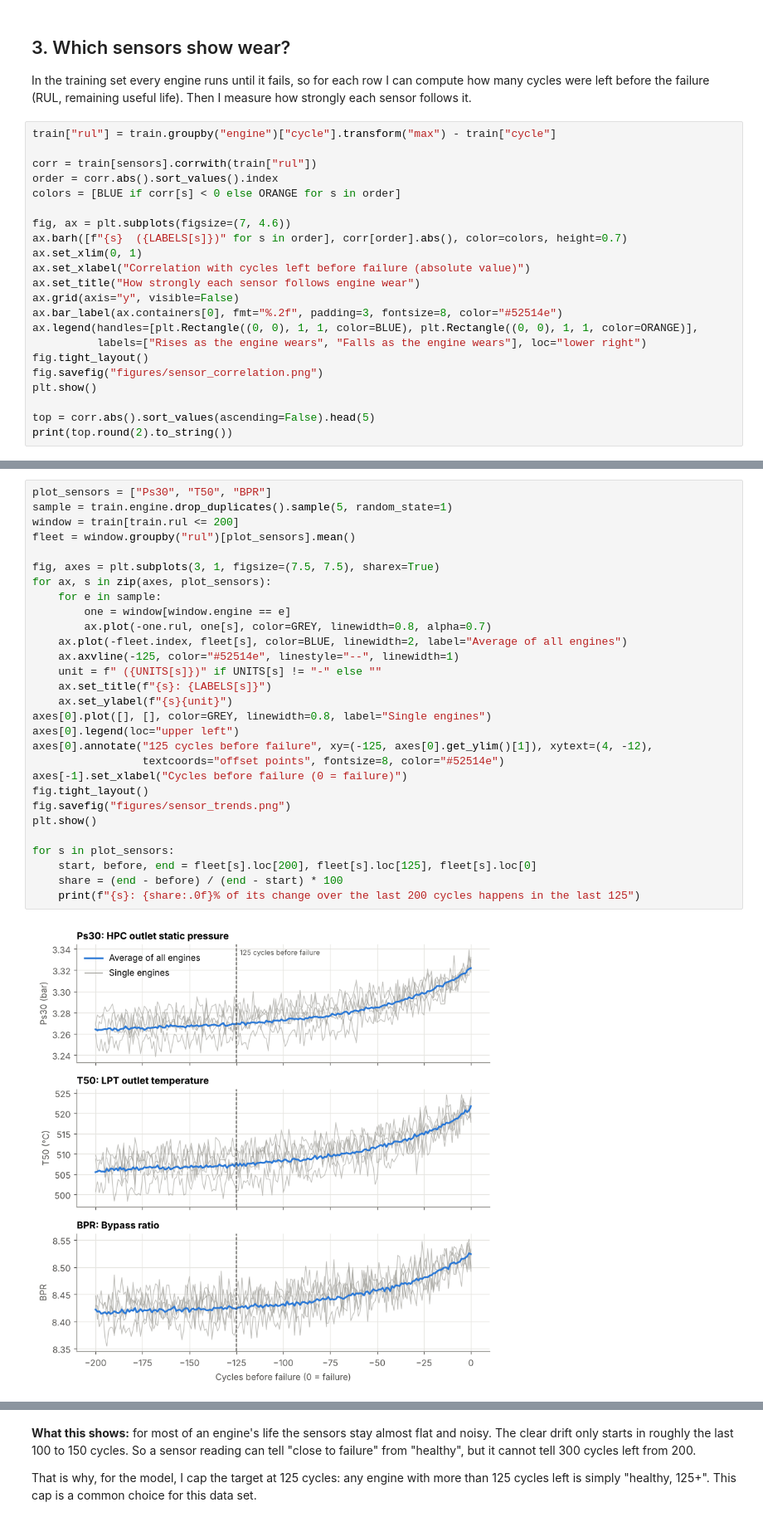
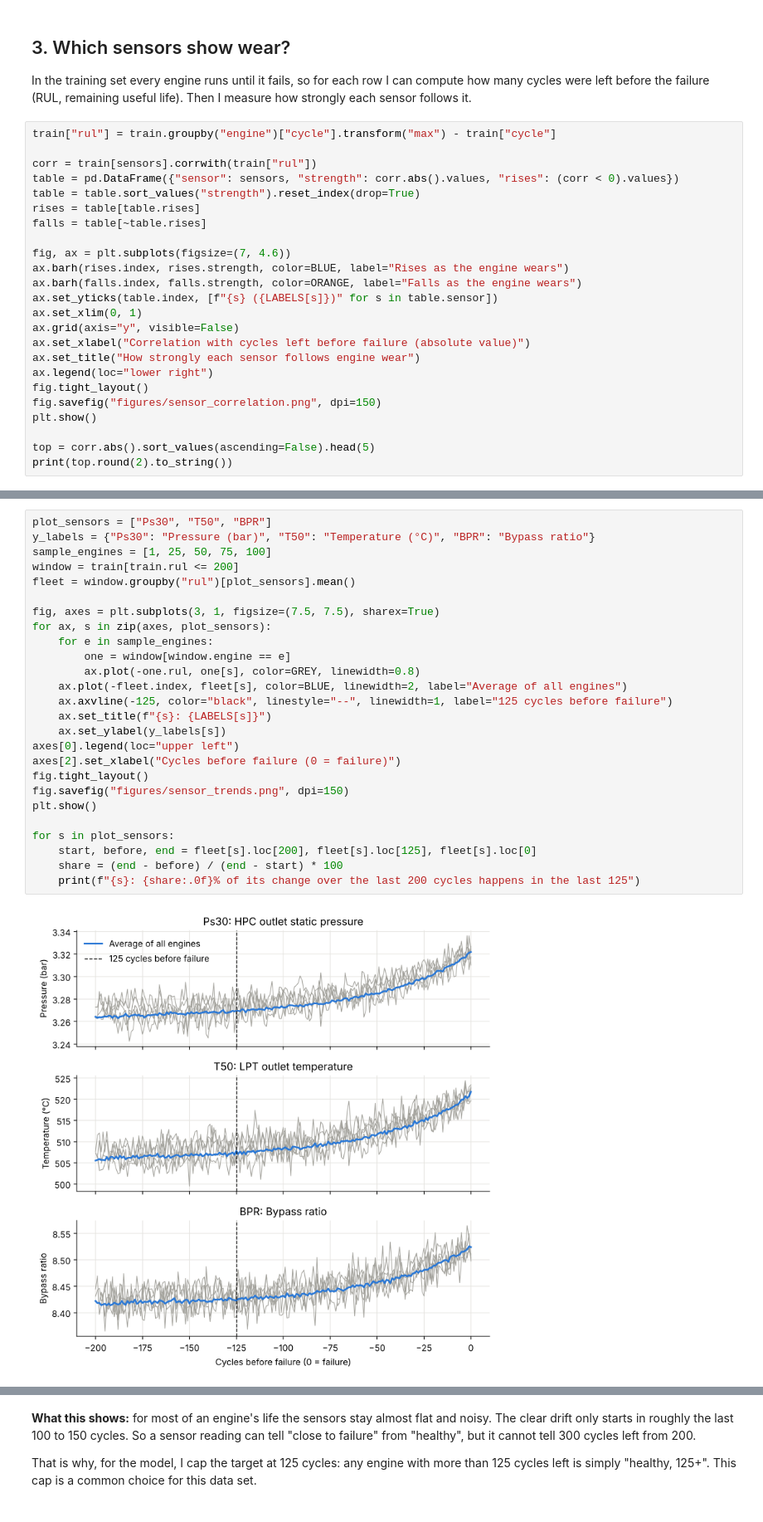
Before and after one commit to RiadLahrichi/jet-engine-sensor-analysis, a Jupyter notebook: analysis.ipynb, the cells around one changed output, grey strips where cells are left out. Shown at 83% size. Drawn from its saved outputs; the diff is of its cells as text.

Commit message:
Clean up plotting code and refresh figures

```diff
--- a/analysis.ipynb
+++ b/analysis.ipynb
@@ -124,20 +109,22 @@ In the training set every engine runs until it fails, so for each row I can comp
 train["rul"] = train.groupby("engine")["cycle"].transform("max") - train["cycle"]
 
 corr = train[sensors].corrwith(train["rul"])
-order = corr.abs().sort_values().index
-colors = [BLUE if corr[s] < 0 else ORANGE for s in order]
+table = pd.DataFrame({"sensor": sensors, "strength": corr.abs().values, "rises": (corr < 0).values})
+table = table.sort_values("strength").reset_index(drop=True)
+rises = table[table.rises]
+falls = table[~table.rises]
 
 fig, ax = plt.subplots(figsize=(7, 4.6))
-ax.barh([f"{s}  ({LABELS[s]})" for s in order], corr[order].abs(), color=colors, height=0.7)
+ax.barh(rises.index, rises.strength, color=BLUE, label="Rises as the engine wears")
+ax.barh(falls.index, falls.strength, color=ORANGE, label="Falls as the engine wears")
+ax.set_yticks(table.index, [f"{s} ({LABELS[s]})" for s in table.sensor])
 ax.set_xlim(0, 1)
+ax.grid(axis="y", visible=False)
 ax.set_xlabel("Correlation with cycles left before failure (absolute value)")
 ax.set_title("How strongly each sensor follows engine wear")
-ax.grid(axis="y", visible=False)
-ax.bar_label(ax.containers[0], fmt="%.2f", padding=3, fontsize=8, color="#52514e")
-ax.legend(handles=[plt.Rectangle((0, 0), 1, 1, color=BLUE), plt.Rectangle((0, 0), 1, 1, color=ORANGE)],
-          labels=["Rises as the engine wears", "Falls as the engine wears"], loc="lower right")
+ax.legend(loc="lower right")
 fig.tight_layout()
-fig.savefig("figures/sensor_correlation.png")
+fig.savefig("figures/sensor_correlation.png", dpi=150)
 plt.show()
 
 top = corr.abs().sort_values(ascending=False).head(5)
@@ -156,34 +143,31 @@ I line the engines up on their failure point (cycle 0 = failure) and plot the th
 # %%
 plot_sensors = ["Ps30", "T50", "BPR"]
-sample = train.engine.drop_duplicates().sample(5, random_state=1)
+y_labels = {"Ps30": "Pressure (bar)", "T50": "Temperature (°C)", "BPR": "Bypass ratio"}
+sample_engines = [1, 25, 50, 75, 100]
 window = train[train.rul <= 200]
 fleet = window.groupby("rul")[plot_sensors].mean()
 
 fig, axes = plt.subplots(3, 1, figsize=(7.5, 7.5), sharex=True)
 for ax, s in zip(axes, plot_sensors):
-    for e in sample:
+    for e in sample_engines:
         one = window[window.engine == e]
-        ax.plot(-one.rul, one[s], color=GREY, linewidth=0.8, alpha=0.7)
+        ax.plot(-one.rul, one[s], color=GREY, linewidth=0.8)
     ax.plot(-fleet.index, fleet[s], color=BLUE, linewidth=2, label="Average of all engines")
-    ax.axvline(-125, color="#52514e", linestyle="--", linewidth=1)
-    unit = f" ({UNITS[s]})" if UNITS[s] != "-" else ""
+    ax.axvline(-125, color="black", linestyle="--", linewidth=1, label="125 cycles before failure")
     ax.set_title(f"{s}: {LABELS[s]}")
-    ax.set_ylabel(f"{s}{unit}")
-axes[0].plot([], [], color=GREY, linewidth=0.8, label="Single engines")
+    ax.set_ylabel(y_labels[s])
 axes[0].legend(loc="upper left")
-axes[0].annotate("125 cycles before failure", xy=(-125, axes[0].get_ylim()[1]), xytext=(4, -12),
-                 textcoords="offset points", fontsize=8, color="#52514e")
-axes[-1].set_xlabel("Cycles before failure (0 = failure)")
+axes[2].set_xlabel("Cycles before failure (0 = failure)")
 fig.tight_layout()
-fig.savefig("figures/sensor_trends.png")
+fig.savefig("figures/sensor_trends.png", dpi=150)
 plt.show()
 
 for s in plot_sensors:
     start, before, end = fleet[s].loc[200], fleet[s].loc[125], fleet[s].loc[0]
     share = (end - before) / (end - start) * 100
     print(f"{s}: {share:.0f}% of its change over the last 200 cycles happens in the last 125")
 # %% [output]
-[figure, old version]
+[figure, new version]
 Ps30: 91% of its change over the last 200 cycles happens in the last 125
 T50: 86% of its change over the last 200 cycles happens in the last 125
 BPR: 99% of its change over the last 200 cycles happens in the last 125
```
Also changed, not shown: parts of 7 cells of this notebook, 3 other files.
